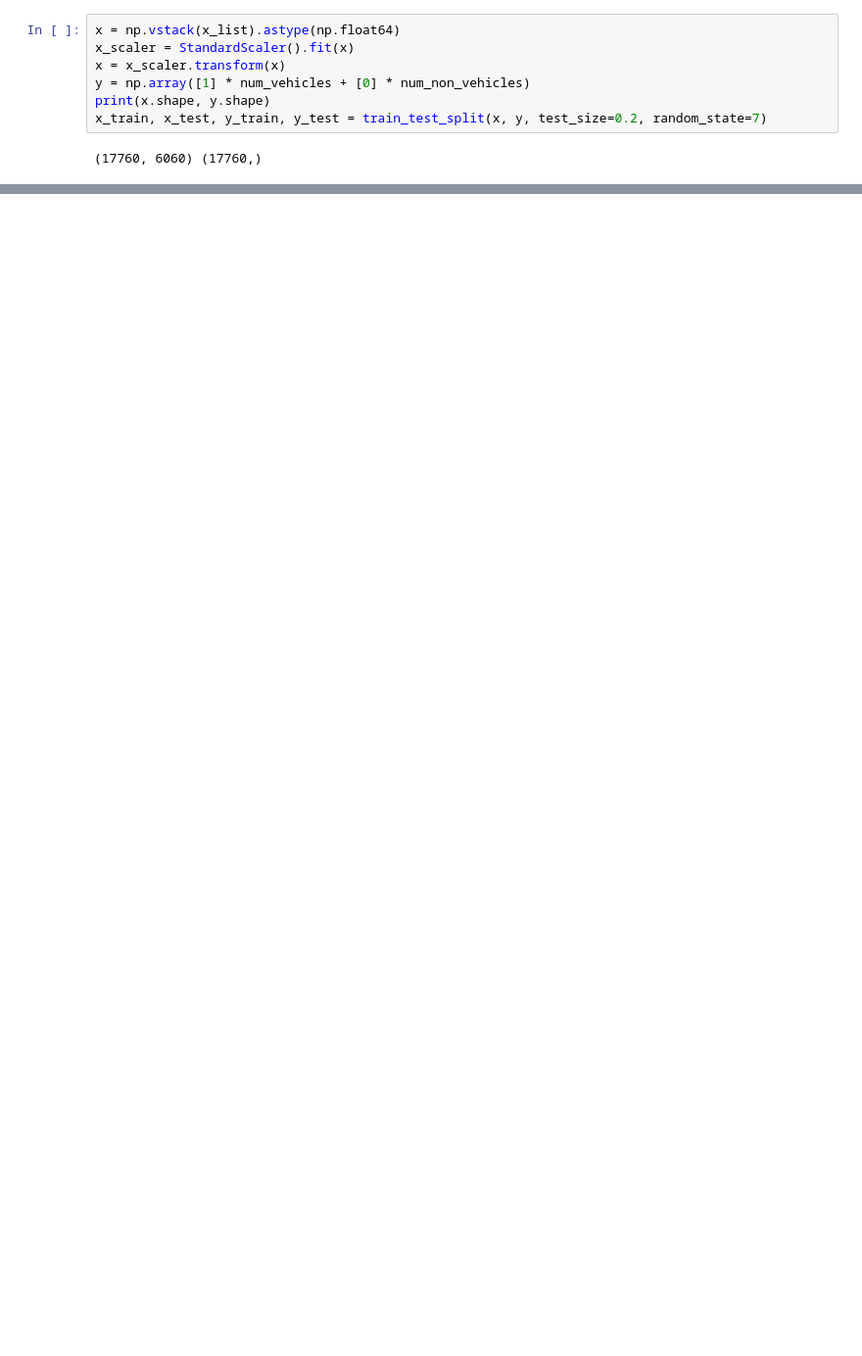
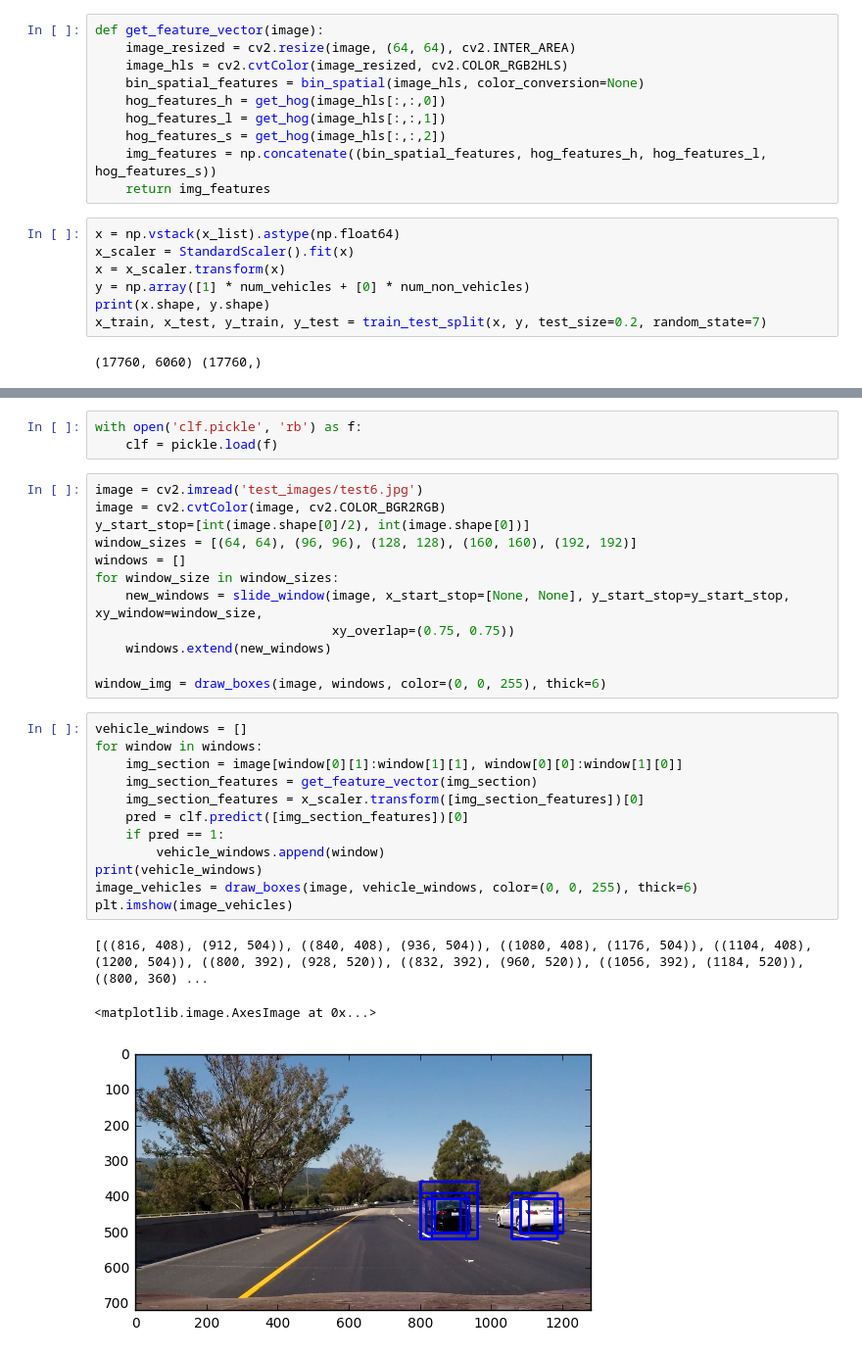
Before and after one commit to ddrm86/udacity-selfdriving-p5, a Jupyter notebook: p5_vehicle_detection.ipynb, the cells around one changed output, grey strips where cells are left out. Shown at 98% size. Saved outputs shown, nothing was run; the diff lists cells and outputs as text; blank space fills up the shorter version.

Commit message:
Add sliding window

```diff
--- a/p5_vehicle_detection.ipynb
+++ b/p5_vehicle_detection.ipynb
@@ -60,6 +62,16 @@ for img in all_imgs:
 print(bin_spatial_features.shape, hog_features_h.shape)
 # %% [output]
 (768,) (1764,)
+# %%
+def get_feature_vector(image):
+    image_resized = cv2.resize(image, (64, 64), cv2.INTER_AREA)
+    image_hls = cv2.cvtColor(image_resized, cv2.COLOR_RGB2HLS)
+    bin_spatial_features = bin_spatial(image_hls, color_conversion=None)
+    hog_features_h = get_hog(image_hls[:,:,0])
+    hog_features_l = get_hog(image_hls[:,:,1])
+    hog_features_s = get_hog(image_hls[:,:,2])
+    img_features = np.concatenate((bin_spatial_features, hog_features_h, hog_features_l, hog_features_s))
+    return img_features
 # %%
 x = np.vstack(x_list).astype(np.float64)
 x_scaler = StandardScaler().fit(x)
@@ -77,0 +142,31 @@ print(clf.score(x_test, y_test))
+# %%
+with open('clf.pickle', 'rb') as f:
+    clf = pickle.load(f)
+# %%
+image = cv2.imread('test_images/test6.jpg')
+image = cv2.cvtColor(image, cv2.COLOR_BGR2RGB)
+y_start_stop=[int(image.shape[0]/2), int(image.shape[0])]
+window_sizes = [(64, 64), (96, 96), (128, 128), (160, 160), (192, 192)]
+windows = []
+for window_size in window_sizes:
+    new_windows = slide_window(image, x_start_stop=[None, None], y_start_stop=y_start_stop, xy_window=window_size,
+                               xy_overlap=(0.75, 0.75))
+    windows.extend(new_windows)
+
+window_img = draw_boxes(image, windows, color=(0, 0, 255), thick=6)
+# %%
+vehicle_windows = []
+for window in windows:
+    img_section = image[window[0][1]:window[1][1], window[0][0]:window[1][0]]
+    img_section_features = get_feature_vector(img_section)
+    img_section_features = x_scaler.transform([img_section_features])[0]
+    pred = clf.predict([img_section_features])[0]
+    if pred == 1:
+        vehicle_windows.append(window)
+print(vehicle_windows)
+image_vehicles = draw_boxes(image, vehicle_windows, color=(0, 0, 255), thick=6)
+plt.imshow(image_vehicles)
+# %% [output]
+[((816, 408), (912, 504)), ((840, 408), (936, 504)), ((1080, 408), (1176, 504)), ((1104, 408), (1200, 504)), ((800, 392), (928, 520)), ((832, 392), (960, 520)), ((1056, 392), (1184, 520)), ((800, 360) ...
+<matplotlib.image.AxesImage at 0x...>
+[figure, added]
```
Also changed, not shown: parts of 4 cells of this notebook.
